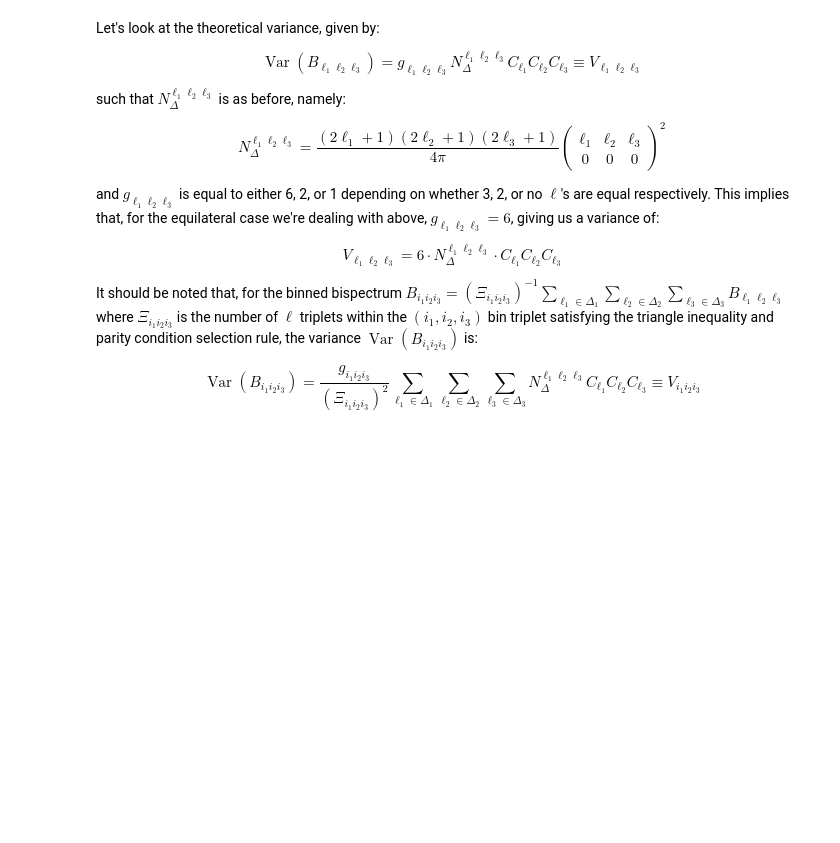
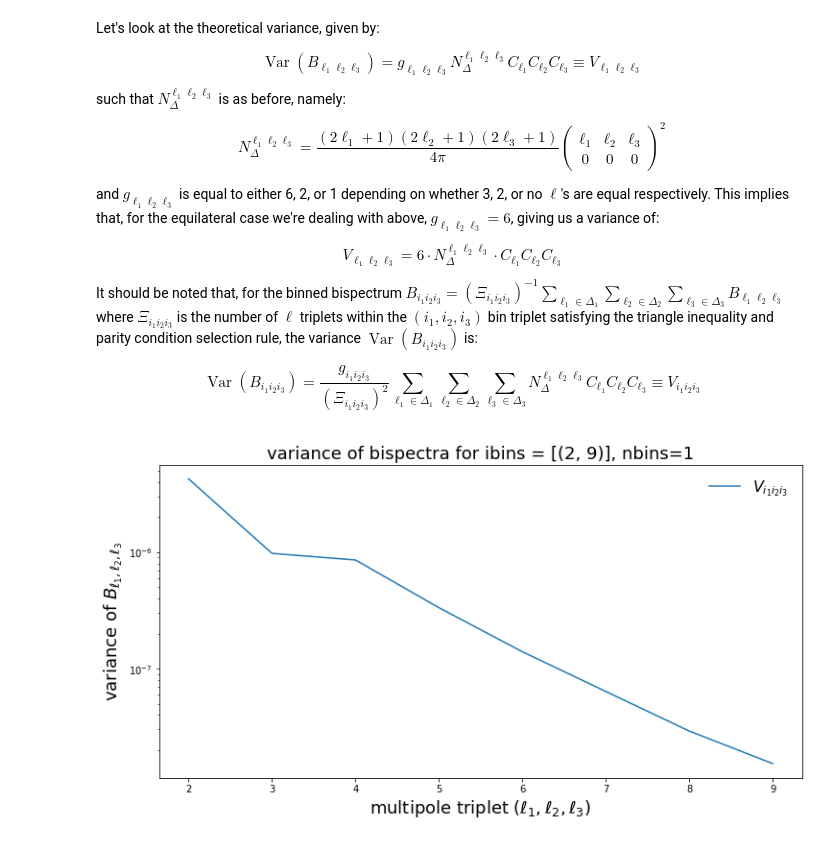
Before and after one commit to abarnea/Bispectrum, a Jupyter notebook: bispec_alt_methods.ipynb, the cells around one changed output. Cells and saved outputs as stored; diff of their text form; code cells hidden in the pictures; blank space fills up the shorter version.

Commit message:
Finished map and filter methods + variance calculator

```diff
--- a/bispec_alt_methods.ipynb
+++ b/bispec_alt_methods.ipynb
@@ -296,5 +303,5 @@ def compute_averaged_bispec(i1, i2, i3, sorted_alms, num_threads=16):
 # %%
-lmax = 11
+lmax = 10
 ells = np.arange(lmax+1)
 cls = np.zeros_like(ells, dtype='float')
 
@@ -333,7 +340,14 @@ inequality and parity condition selection rule, the variance $\operatorname{Var}
 $$ \operatorname{Var} (B_{i_1 i_2 i_3}) = \frac{g_{i_1 i_2 i_3}}{(\Xi_{i_1 i_2 i_3})^2} \sum_{\ell_1\in\Delta_1}\sum_{\ell_2\in\Delta_2}\sum_{\ell_3\in\Delta_3} N_{\Delta}^{\ell_1 \ell_2 \ell_3} C_{\ell_1} C_{\ell_2} C_{\ell_3} \equiv V_{i_1 i_2 i_3} $$
 # %%
 def find_bispec_var(l1, l2, l3, binned=False):
+    val_init = (max(l1, l2, l3) + 1) * 2
+
+    lib.wig_table_init(val_init, 3)
+    lib.wig_temp_init(val_init)
     norm_factor = ((l1 * 2 + 1) * (l2 * 2 + 1) * (l3 * 2 + 1))/(4 * np.pi) * (get_w3j(l1, l2, l3, 0, 0, 0))**2
+    lib.wig_temp_free()
+    lib.wig_table_free()
+
     ells = np.array([l1, l2, l3])
     cls = (ells+0.0)**(-3.)
     if not binned:
@@ -357,14 +371,13 @@ def find_binned_bispec_var(i1, i2, i3):
     configs = find_valid_configs(i1, i2, i3)
     num_configs = len(configs)
 
-    bls_var = np.zeros_like(num_configs, dtype='float')
-    for i, l1 in i1:
+    bls_var = np.zeros_like(i1, dtype='float')
+    for i, l1 in enumerate(i1):
         for l2 in i2:
             for l3 in i3:
-                xi += 1
                 bls_var[i] += find_bispec_var(l1, l2, l3, binned=True)
 
-    g = find_g_val(i1, i2, i3)
+    g = find_g_val(i1[-1], i2[-1], i3[-1])
 
     return g/(num_configs**2) * bls_var
 
@@ -381,3 +394,20 @@ def find_g_val(val1, val2, val3):
         return 1
     else:
         return 2
+# %%
+binned_var = find_binned_bispec_var(i1, i2, i3)
+# %%
+plt.figure(figsize=(12, 6))
+# plt.plot(ls, np.std(bls_maps, 0)**2, 'k--', label="gauss")
+# plt.plot(ls, np.std(bls_maps_ng, 0)**2, 'r:', label="nongauss")
+# plt.plot(ls, (ls+0.0)**(-8), label="$\ell^{-8}$")
+# plt.plot(ls, bls_var, label="$V_{\ell_1 \ell_2 \ell_3}$")
+plt.plot(i1, binned_var, label="$V_{i_1 i_2 i_3}$")
+plt.legend(frameon=False, loc='upper right', fontsize=16)
+plt.title(f"variance of bispectra for ibins = [{i1[0], i1[-1]}], nbins={nbins}", fontsize=18)
+plt.xlabel("multipole triplet $(\ell_1,\ell_2,\ell_3)$", fontsize=18)
+plt.ylabel("variance of $B_{\ell_1, \ell_2, \ell_3}$", fontsize=18)
+plt.yscale('log')
+plt.show()
+# %% [output]
+[figure, added]
```
Also changed, not shown: parts of 8 cells of this notebook.
